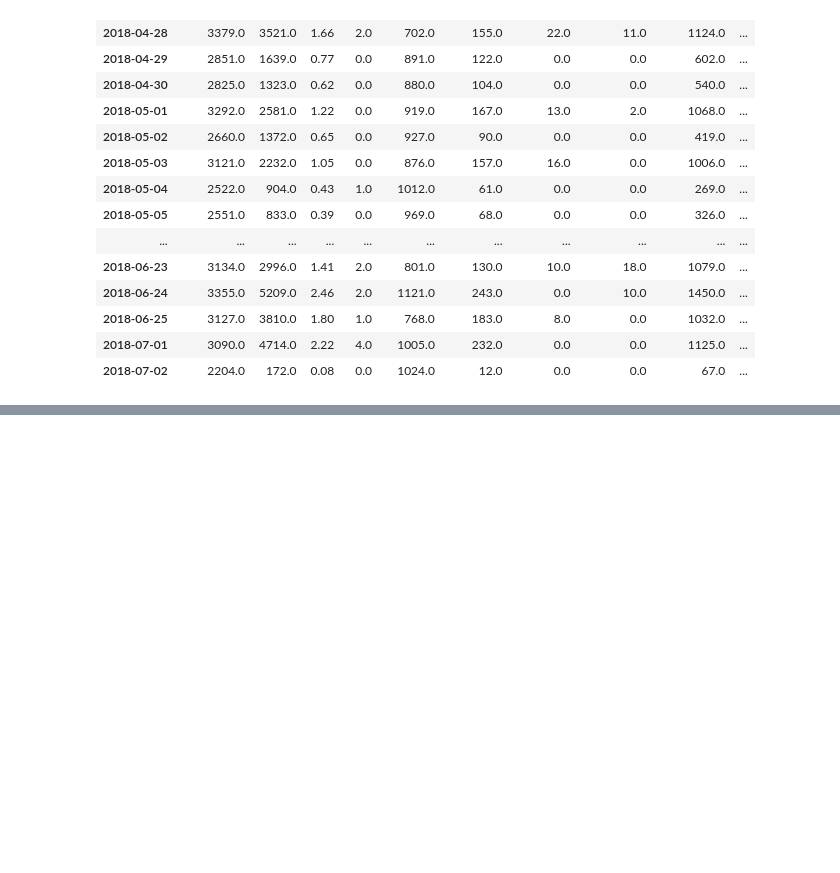
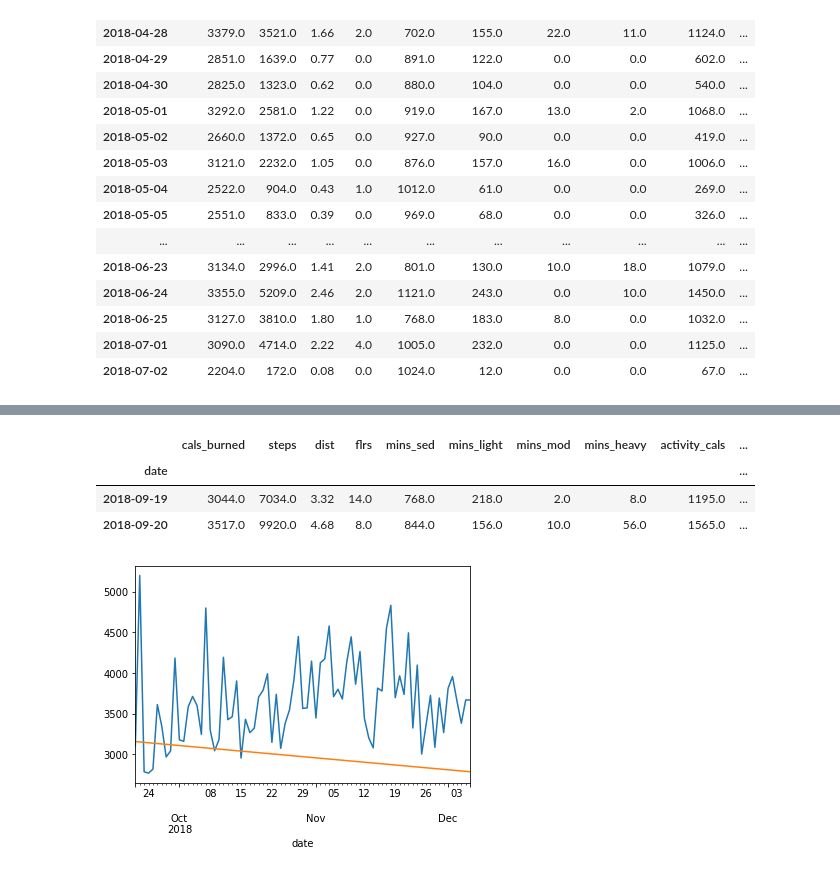
Before and after one commit to DoubleStufERoe/BayesP05_Fitbit, a Jupyter notebook: scratch_jeff.ipynb, the cells around one changed output, grey strips where cells are left out. Drawn from its saved outputs; the diff is of its cells as text; code cells hidden in the pictures; blank space fills up the shorter version.

Commit message:
adding initial model_final notebook

```diff
--- a/scratch_jeff.ipynb
+++ b/scratch_jeff.ipynb
@@ -325,0 +351,17 @@ dtype: object
+# %%
+train.tail(2)
+# %% [output]
+|  | cals_burned | steps | dist | flrs | mins_sed | mins_light | mins_mod | mins_heavy | activity_cals | ... |
+| date |  |  |  |  |  |  |  |  |  | ... |
+| 2018-09-19 | 3044.0 | 7034.0 | 3.32 | 14.0 | 768.0 | 218.0 | 2.0 | 8.0 | 1195.0 | ... |
+| 2018-09-20 | 3517.0 | 9920.0 | 4.68 | 8.0 | 844.0 | 156.0 | 10.0 | 56.0 | 1565.0 | ... |
+# %%
+model = Holt(train.cals_burned).fit(smoothing_level=.3,smoothing_slope=.1,optimized=False)
+# %%
+yhat['cals_burned'] = pd.DataFrame(model.forecast(test['cals_burned'].shape[0]))
+# %%
+test.cals_burned.plot()
+yhat.cals_burned.plot()
+plt.show()
+# %% [output]
+[figure, added]
```
Also changed, not shown: parts of 13 cells of this notebook, 1 other file.
